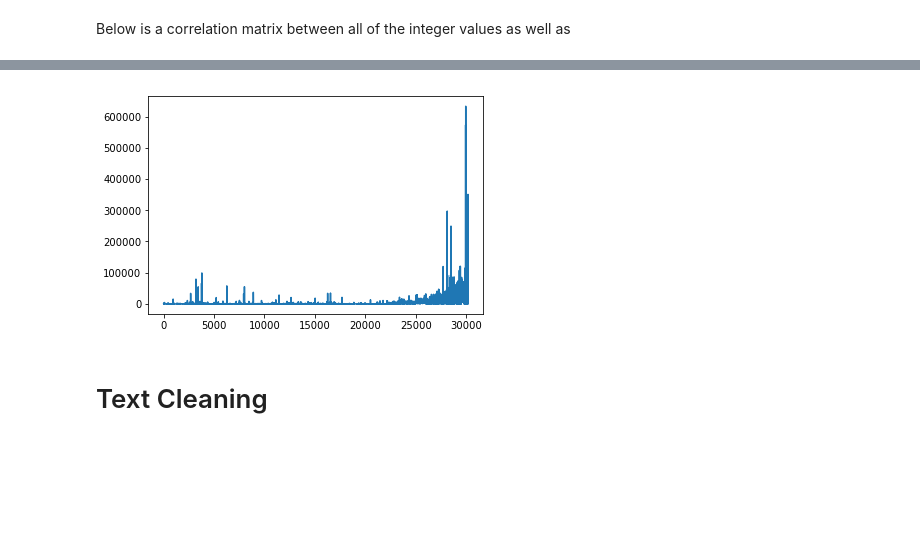
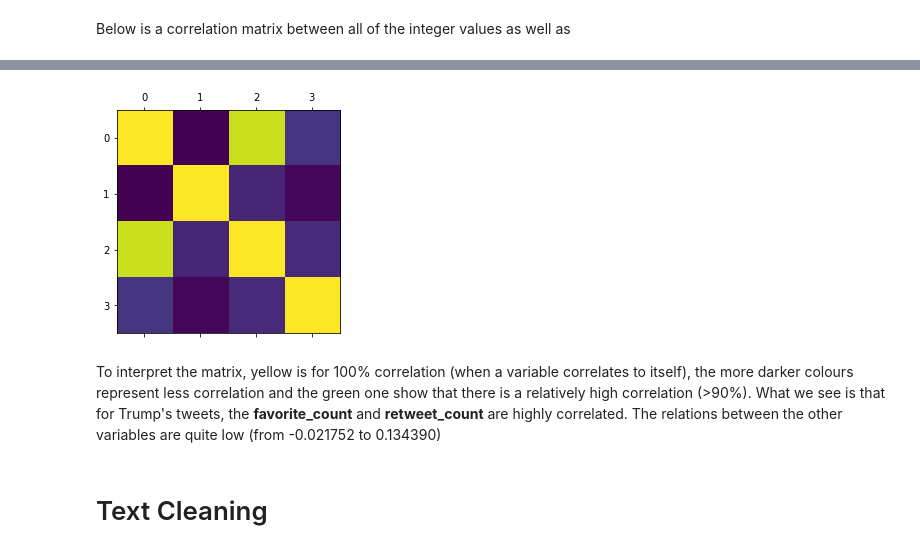
Before and after one commit to pmichele/ADA-Group, a Jupyter notebook: project/project.ipynb, the cells around one changed output, grey strips where cells are left out. Drawn from its saved outputs; the diff is of its cells as text; code cells hidden in the pictures; blank space fills up the shorter version.

Commit message:
graphs and viz for data analysis

```diff
--- a/project/project.ipynb
+++ b/project/project.ipynb
@@ -127,6 +155,12 @@ dfNull[dfNull.isnull().any(axis=1)]
 # %%
-dfCorr=df
-dfCorr["source"].unique()
+dfCorr=df.copy()
+
+keys=dfCorr["source"].unique()
+values=list(range(len(keys)))
+dictionary = dict(zip(keys, values))
+
 for i in range(len(dfCorr)):
-    dfCorr.iloc[i]["source"]=1
-dfCorr
+    s=dfCorr.iloc[i]["source"]
+    dfCorr.iloc[i, dfCorr.columns.get_loc('source')] = int(dictionary.get(s))
+
+dfCorr["source"] = dfCorr["source"].astype('int64')
@@ -138,5 +178,6 @@ See the caveats in the documentation: http://pandas.pydata.org/pandas-docs/stabl
 # %% [markdown]
 Below is a correlation matrix between all of the integer values as well as
 # %%
-df.corr(method='pearson', min_periods=1)
+corrMatr=dfCorr.corr(method='pearson', min_periods=1)
+corrMatr
 # %% [output]
@@ -159,8 +189,10 @@ df.describe()
 # %%
-plt.plot(list(df["favorite_count"]))
+plt.matshow(corrMatr)
 plt.show()
 # %% [output]
-[figure, old version]
+[figure, new version]
+# %% [markdown]
+To interpret the matrix, yellow is for 100% correlation (when a variable correlates to itself), the more darker colours represent less correlation and the green one show that there is a relatively high correlation (>90%). What we see is that for Trump's tweets, the <b>favorite_count</b> and <b>retweet_count</b> are highly correlated. The relations between the other variables are quite low (from -0.021752 to 0.134390)
 # %% [markdown]
 <h1>Text Cleaning</h1>
 # %%
```
Also changed, not shown: parts of 14 cells of this notebook.
